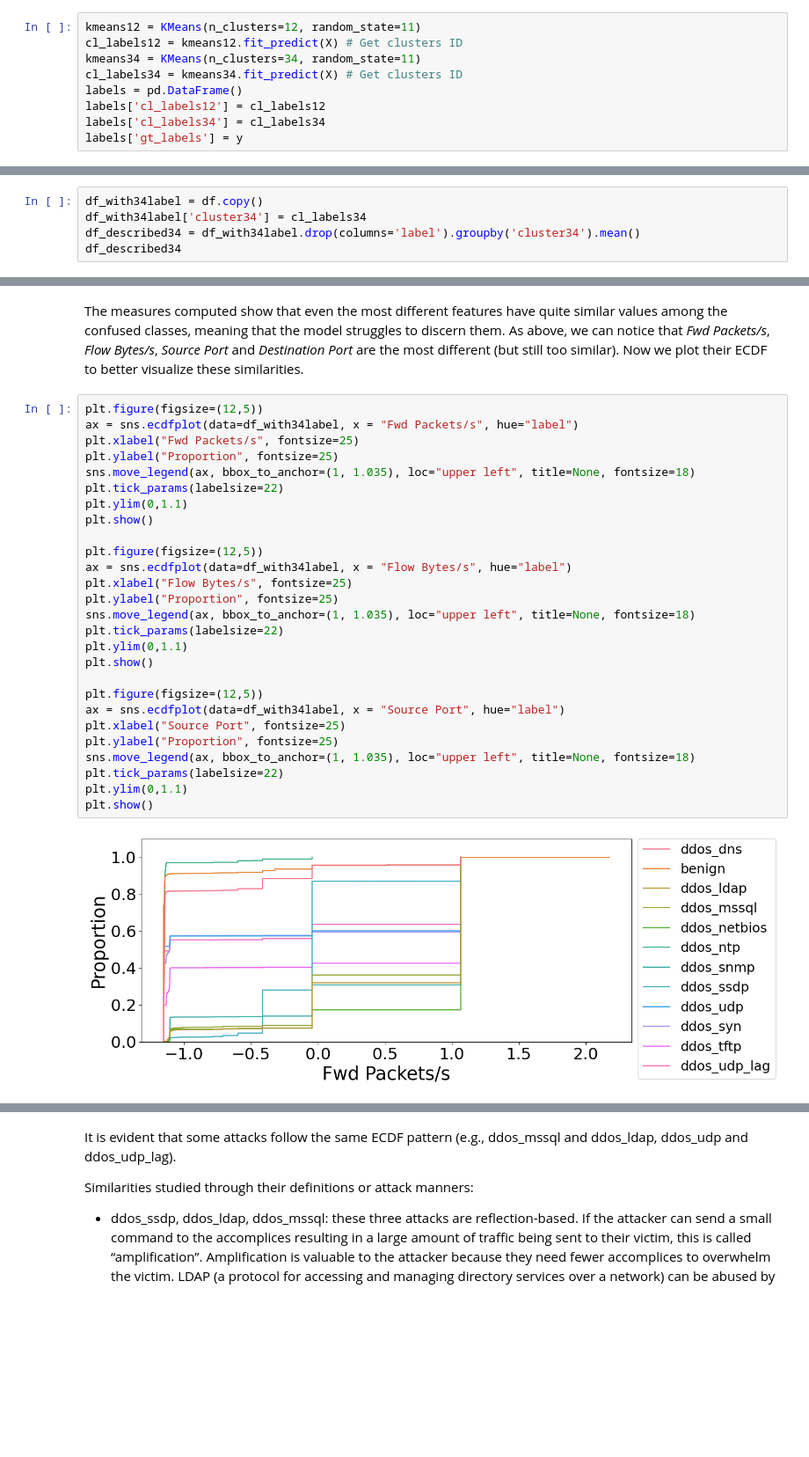
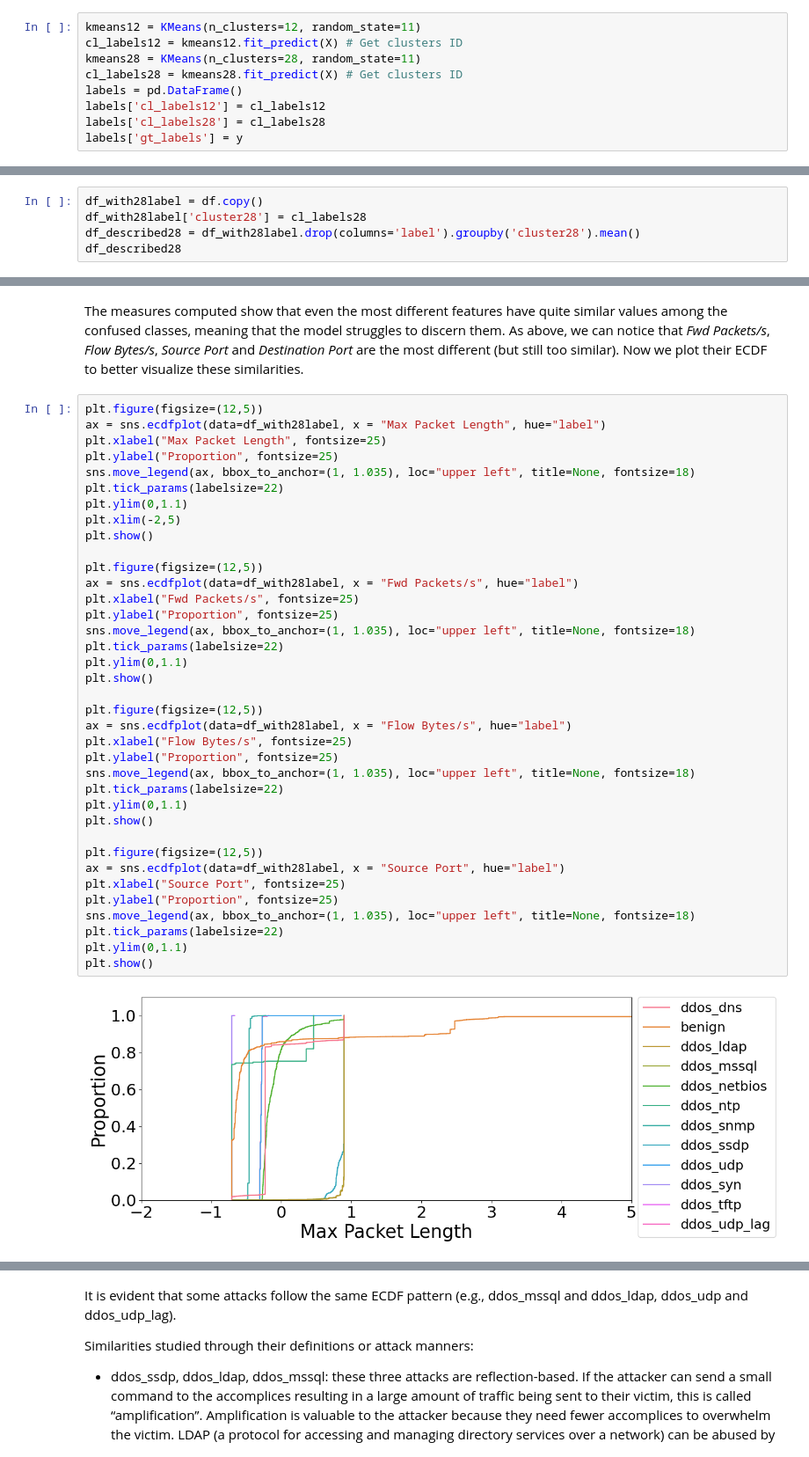
Before and after one commit to iochia02/ML4N_project, a Jupyter notebook: Code/5-cluster_analysis.ipynb, the cells around one changed output, grey strips where cells are left out. Shown at 88% size. Saved outputs shown, nothing was run; the diff lists cells and outputs as text; blank space fills up the shorter version.

```diff
--- a/Code/5-cluster_analysis.ipynb
+++ b/Code/5-cluster_analysis.ipynb
@@ -53,9 +52,9 @@ To better understand how different classes are split among clusters, we plot the
 # %%
 kmeans12 = KMeans(n_clusters=12, random_state=11)
 cl_labels12 = kmeans12.fit_predict(X) # Get clusters ID
-kmeans34 = KMeans(n_clusters=34, random_state=11)
-cl_labels34 = kmeans34.fit_predict(X) # Get clusters ID
+kmeans28 = KMeans(n_clusters=28, random_state=11)
+cl_labels28 = kmeans28.fit_predict(X) # Get clusters ID
 labels = pd.DataFrame()
 labels['cl_labels12'] = cl_labels12
-labels['cl_labels34'] = cl_labels34
+labels['cl_labels28'] = cl_labels28
 labels['gt_labels'] = y
@@ -394,9 +514,9 @@ Using this technique, the most important features are *Source Port* and *Source
 ## Attack pattern investigation
 Above we highlighted how some attacks might contain some sub-attacks, for example *ddos_syn* and *ddos_ntp*.
 # %%
-df_with34label = df.copy()
-df_with34label['cluster34'] = cl_labels34
-df_described34 = df_with34label.drop(columns='label').groupby('cluster34').mean()
-df_described34
+df_with28label = df.copy()
+df_with28label['cluster28'] = cl_labels28
+df_described28 = df_with28label.drop(columns='label').groupby('cluster28').mean()
+df_described28
 # %% [output]
 |  | Source IP | Source Port | Destination Port | Total Fwd Packets | Fwd Packet Length Max | ... |
@@ -501,30 +641,40 @@ Name: 71, dtype: float64
 The measures computed show that even the most different features have quite similar values among the confused classes, meaning that the model struggles to discern them. As above, we can notice that *Fwd Packets/s*, *Flow Bytes/s*, *Source Port* and *Destination Port* are the most different (but still too similar). Now we plot their ECDF to better visualize these similarities.
 # %%
 plt.figure(figsize=(12,5))
-ax = sns.ecdfplot(data=df_with34label, x = "Fwd Packets/s", hue="label")
+ax = sns.ecdfplot(data=df_with28label, x = "Max Packet Length", hue="label")
+plt.xlabel("Max Packet Length", fontsize=25)
+plt.ylabel("Proportion", fontsize=25)
+sns.move_legend(ax, bbox_to_anchor=(1, 1.035), loc="upper left", title=None, fontsize=18)
+plt.tick_params(labelsize=22)
+plt.ylim(0,1.1)
+plt.xlim(-2,5)
+plt.show()
+
+plt.figure(figsize=(12,5))
+ax = sns.ecdfplot(data=df_with28label, x = "Fwd Packets/s", hue="label")
 plt.xlabel("Fwd Packets/s", fontsize=25)
 plt.ylabel("Proportion", fontsize=25)
 sns.move_legend(ax, bbox_to_anchor=(1, 1.035), loc="upper left", title=None, fontsize=18)
 plt.tick_params(labelsize=22)
 plt.ylim(0,1.1)
 plt.show()
 
 plt.figure(figsize=(12,5))
-ax = sns.ecdfplot(data=df_with34label, x = "Flow Bytes/s", hue="label")
+ax = sns.ecdfplot(data=df_with28label, x = "Flow Bytes/s", hue="label")
 plt.xlabel("Flow Bytes/s", fontsize=25)
 plt.ylabel("Proportion", fontsize=25)
 sns.move_legend(ax, bbox_to_anchor=(1, 1.035), loc="upper left", title=None, fontsize=18)
 plt.tick_params(labelsize=22)
 plt.ylim(0,1.1)
 plt.show()
 
 plt.figure(figsize=(12,5))
-ax = sns.ecdfplot(data=df_with34label, x = "Source Port", hue="label")
+ax = sns.ecdfplot(data=df_with28label, x = "Source Port", hue="label")
 plt.xlabel("Source Port", fontsize=25)
 plt.ylabel("Proportion", fontsize=25)
 sns.move_legend(ax, bbox_to_anchor=(1, 1.035), loc="upper left", title=None, fontsize=18)
 plt.tick_params(labelsize=22)
 plt.ylim(0,1.1)
 plt.show()
 # %% [output]
-[figure, old version]
+[figure, new version]
```
Also changed, not shown: parts of 37 cells of this notebook, 5 other files.
